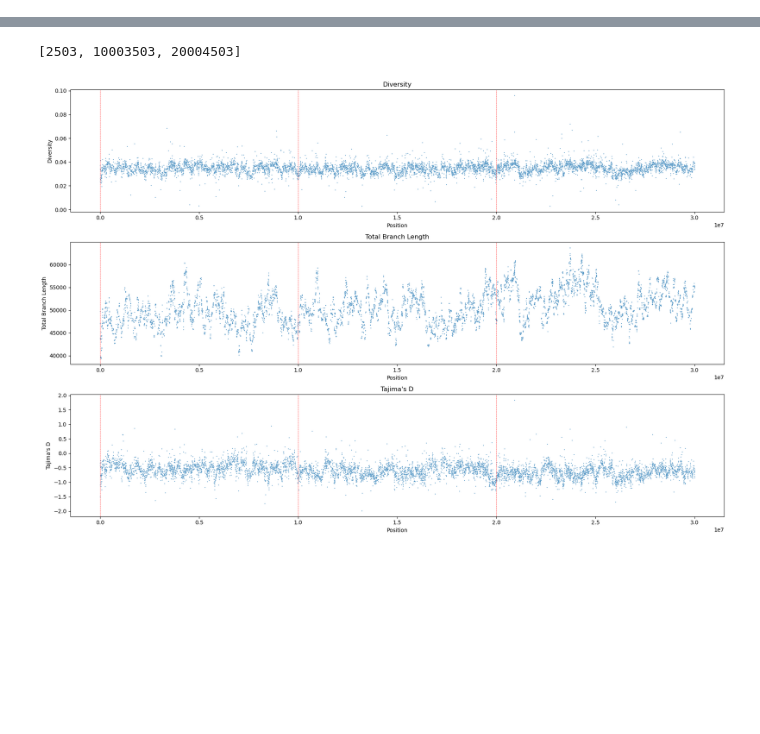
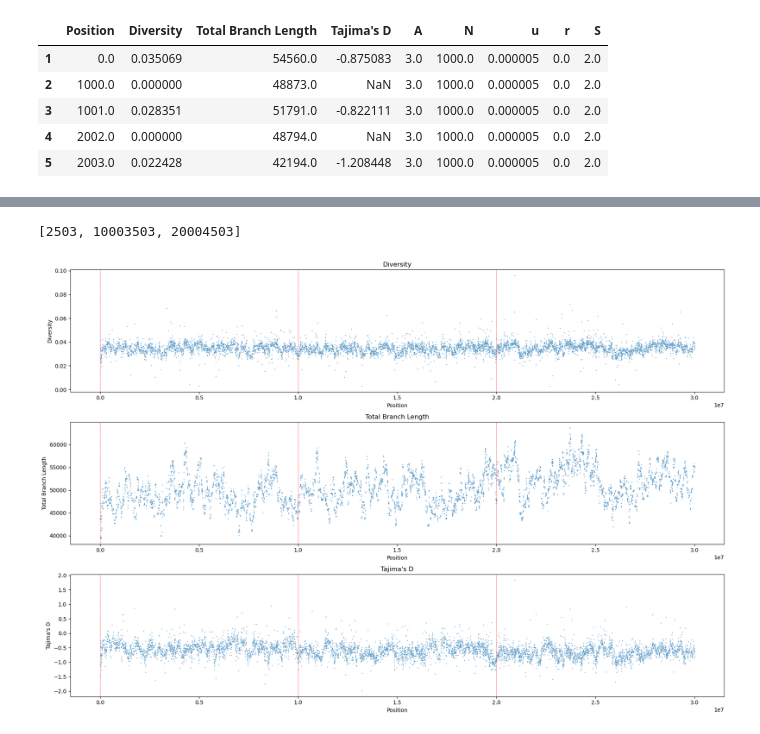
Before and after one commit to munch-group/davide-intern, a Jupyter notebook: notebooks/02_tsdf.ipynb, the cells around one changed output, grey strips where cells are left out. Cells and saved outputs as stored; diff of their text form; code cells hidden in the pictures; blank space fills up the shorter version.

```diff
--- a/notebooks/02_tsdf.ipynb
+++ b/notebooks/02_tsdf.ipynb
@@ -13,6 +14,8 @@ from kasper_stats import kasper_run_stat
 # %%
 ts1 = tskit.load("../data/processed_ts.trees")
 ts2 = tskit.load("../data/out.trees")
+# %%
+ts1 = tskit.load("../steps/slim_tree_seqs/A_3__N_1000__u_0.0000050000__r_0.0000000500__S_200_4.trees")
 # %%
 import msprime
 from IPython.display import SVG, display
@@ -35,0 +41,10 @@ print(kasper_run_stat(ts1))
+# %%
+name = "/steps/processed_tree_seqs/A_3__N_1000__u_0.0000050000__r_0.0000000000__S_2_0.tree"
+for c in name.split("_")[:-1]:
+    if c != "":
+        print(c)
+
+l = [c for c in name.split("/")[-1].split("_")[:-1] if c != ""]
+print(l)
+d = dict(zip(l[::2], map(float, l[1::2])))
+print(d)
@@ -45,6 +75,19 @@ def ts_to_df(ts):
         'Position': windows[:-1],
         'Diversity': diversity,
         'Total Branch Length': branch_length,
-        'Tajima\'s D': tajimas_D
-}, index=[i + 1 for i in range(len(ts.trees()))])
+        'Tajima\'s D': tajimas_D,
+        **d
+},index=[i + 1 for i in range(len(ts.trees()))])
     return df
+#
+# %%
+ts1 = tskit.load("../steps/processed_tree_seqs/A_3__N_1000__u_0.0000050000__r_0.0000000000__S_2_0.trees")
+df = ts_to_df(ts1)
+df
+# %% [output]
+|  | Position | Diversity | Total Branch Length | Tajima's D | A | N | u | r | S |
+| 1 | 0.0 | 0.035069 | 54560.0 | -0.875083 | 3.0 | 1000.0 | 0.000005 | 0.0 | 2.0 |
+| 2 | 1000.0 | 0.000000 | 48873.0 | NaN | 3.0 | 1000.0 | 0.000005 | 0.0 | 2.0 |
+| 3 | 1001.0 | 0.028351 | 51791.0 | -0.822111 | 3.0 | 1000.0 | 0.000005 | 0.0 | 2.0 |
+| 4 | 2002.0 | 0.000000 | 48794.0 | NaN | 3.0 | 1000.0 | 0.000005 | 0.0 | 2.0 |
+| 5 | 2003.0 | 0.022428 | 42194.0 | -1.208448 | 3.0 | 1000.0 | 0.000005 | 0.0 | 2.0 |
```
Also changed, not shown: parts of 7 cells of this notebook, 5 other files.
